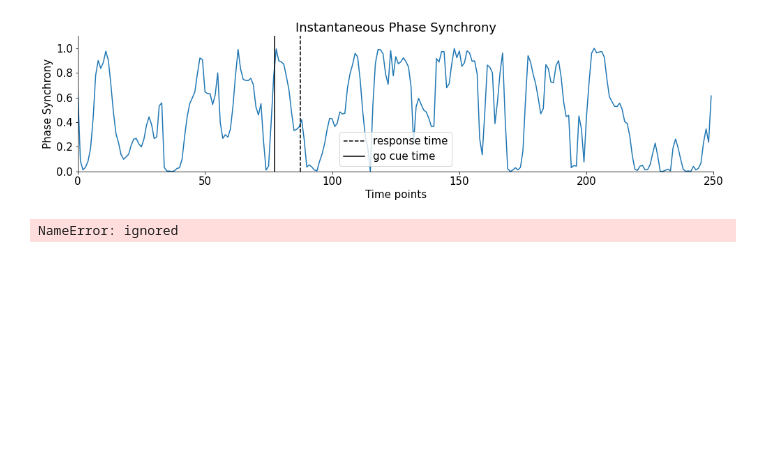
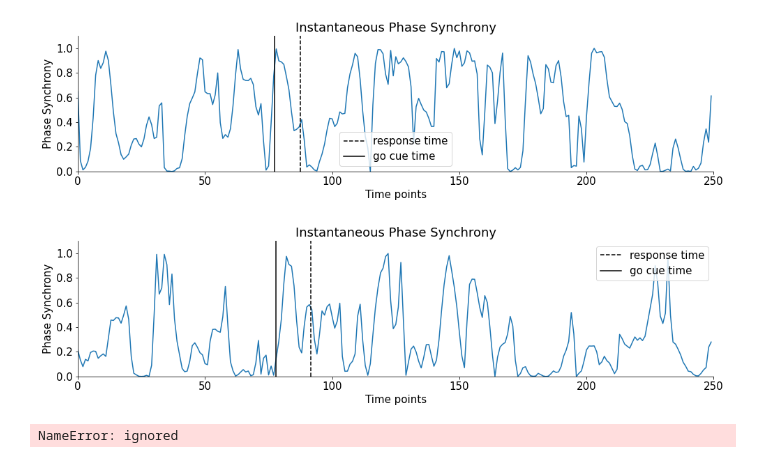
Before and after one commit to Neurocoders/AttentionProject, a Jupyter notebook: Copy_of_load_steinmetz_data_V2.ipynb, the cells around one changed output. Cells and saved outputs as stored; diff of their text form; code cells hidden in the pictures; blank space fills up the shorter version.

```diff
--- a/Copy_of_load_steinmetz_data_V2.ipynb
+++ b/Copy_of_load_steinmetz_data_V2.ipynb
@@ -849,6 +821,15 @@ ps3 = phase_synch( sig1 = smooth_sig1, sig2 = smooth_sig2, trial_num = trial_num
 [figure]
 [figure]
 [figure]
+# %%
+trial_num = 6
+area_name1 = dat_LFP['brain_area_lfp'][area1]
+area_name2 = dat_LFP['brain_area_lfp'][area2]
+smooth_sig1, smooth_sig2 = visualize_areas(data_LFP = dat_LFP,trial_num = trial_num,typ = "gaussian", win_len = 4,
+                 data_all = dat, fig_size = (18,10), area1 = area1, area2 = area2, passive = True) #gaussian is good
+ps3 = phase_synch( sig1 = smooth_sig1, sig2 = smooth_sig2, trial_num = trial_num, area1 = area_name1, area2 = area_name2, plot_ph = plots )
+# %% [output]
+[figure, added]
 # %%
 # Obtain powers of alpha and theta band for correct and incorrect trials for stimulus on one side
 correct_trials    = np.where(correct_one_side == True)[0]
```
Also changed, not shown: parts of 8 cells of this notebook.
